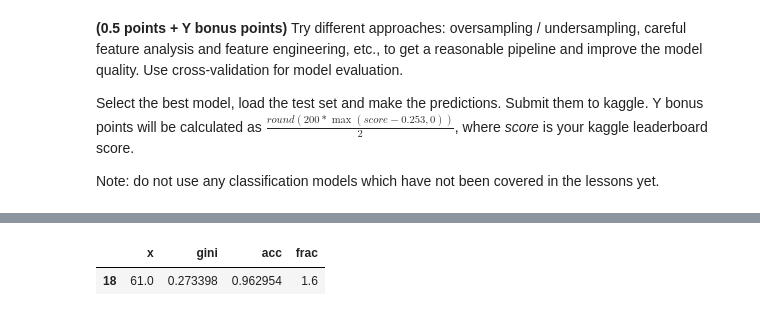
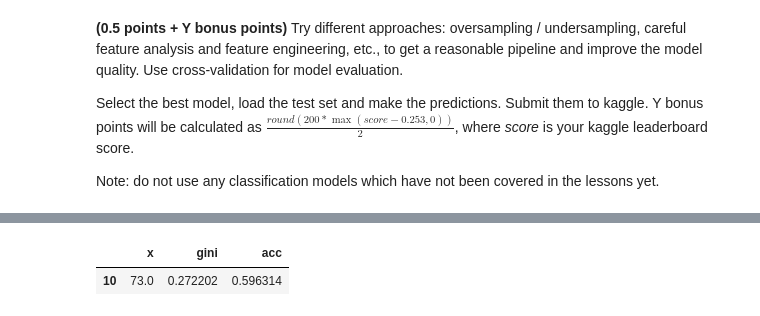
Before and after one commit to kagafon/rs-school-ml-intro, a Jupyter notebook: 5_classification_linear_knn/classification_2.ipynb, the cells around one changed output, grey strips where cells are left out. Drawn from its saved outputs; the diff is of its cells as text; code cells hidden in the pictures.

```diff
--- a/5_classification_linear_knn/classification_2.ipynb
+++ b/5_classification_linear_knn/classification_2.ipynb
@@ -397,6 +23,8 @@ Kaggle Score (https://www.kaggle.com/kagafon):
 # %% [markdown]
 Let's build a model that predicts the probability that a driver will initiate an auto insurance claim in the next year.
 Read the detailed description and download the dataset https://www.kaggle.com/c/porto-seguro-safe-driver-prediction/data. Put the data into *./data/porto/*.
+# %%
+PATH='data/'
 # %%
 insurance_data = pd.read_csv(os.path.join(PATH, 'porto', 'train.csv')).set_index('id')
 # %%
@@ -550,3 +238,13 @@ negative_data = insurance_data[insurance_data['target'] == 0]
 # %%
+# Mix positive and negative data to has approximately uniform distribution
 mid_sample = positive_data.append(
-    positive_data).append(negative_data.sample(n=round(positive_data['target'].count() *1.9), random_state=38)).sample(frac=1)
+    positive_data).append(
+    positive_data).append(
+    positive_data).append(
+    positive_data).append(
+    positive_data).append(
+    positive_data).append(
+    positive_data).append(
+    positive_data).append(
+    positive_data).append(negative_data.sample(n=round(positive_data['target'].count() *9.9), random_state=61)
+                         ).sample(frac=1)
@@ -684,35 +311,20 @@ def create_pipeline(X_data):
 # %%
-#pipeline = Pipeline(steps=[('preprocessor', preprocessor),
-#          ('classifier', LogisticRegression(solver='lbfgs', penalty='l2', random_state=47, class_weight='balanced',
-#                                            max_iter=300, C=0.0001))])
+# Do some random_state pick up
+df = pd.DataFrame([{'x': -1, 'gini': 0, 'acc': 0}]);
+for x in np.arange(10, 100, 7):
+    X_train, X_valid, y_train, y_valid = train_test_split(X, y, test_size=0.3, random_state=x)
 
-df = pd.DataFrame([{'x': -1, 'gini': 0, 'acc': 0, 'frac': 0}]);
-for x in np.arange(10, 100, 3):
-    for f in np.arange(1.6, 2.8, 10):
-#         mid_sample = positive_data.append(
-#         positive_data).append(negative_data.sample(n=round(positive_data['target'].count() *f), random_state=x)
-#                     ).sample(frac=1)
+    pipeline = Pipeline(steps=[('preprocessor', preprocessor),
+             ('classifier', LogisticRegression(solver='liblinear',
+                                            penalty='l1', random_state=x))])
 
-#         y = mid_sample['target']
-#         X = mid_sample.drop(columns=['target']).drop(columns=features_to_drop)
-        X_train, X_valid, y_train, y_valid = train_test_split(X, y, test_size=0.3, random_state=x)
-
-        pipeline = Pipeline(steps=[('preprocessor', preprocessor),
-                 ('classifier', LogisticRegression(solver='liblinear',
-                                                penalty='l1', random_state=x))])
-
-        clf = pipeline.fit(X_train, y_train)
-        y_pred = clf.predict_proba(X_valid)[:, 1]
-        df = df.append({'x': x, 'gini': gini_normalized(y_valid, y_pred),
-                        'acc': accuracy_score(y_true=y_valid, y_pred=clf.predict(X_valid)),
-                       'frac': f},
-                      ignore_index=True)
-#     print(x)
-#     print(f'GINI: {gini_normalized(y_valid, y_pred)}')
-#     print(f'Accuracy:{accuracy_score(y_true=y_valid, y_pred=clf.predict(X_valid))}')
-# print(f'CV:{cross_validate(pipeline, X_train, y_train, cv=5)["test_score"].mean()}')
-
+    clf = pipeline.fit(X_train, y_train)
+    y_pred = clf.predict_proba(X_valid)[:, 1]
+    df = df.append({'x': x, 'gini': gini_normalized(y_valid, y_pred),
+                    'acc': accuracy_score(y_true=y_valid, y_pred=clf.predict(X_valid))},
+                  ignore_index=True)
+# Choose best GINI value
 df[df['gini'] == df[1:]['gini'].max()]
 # %% [output]
-|  | x | gini | acc | frac |
-| 18 | 61.0 | 0.273398 | 0.962954 | 1.6 |
+|  | x | gini | acc |
+| 10 | 73.0 | 0.272202 | 0.596314 |
```
Also changed, not shown: parts of 80 cells of this notebook.
